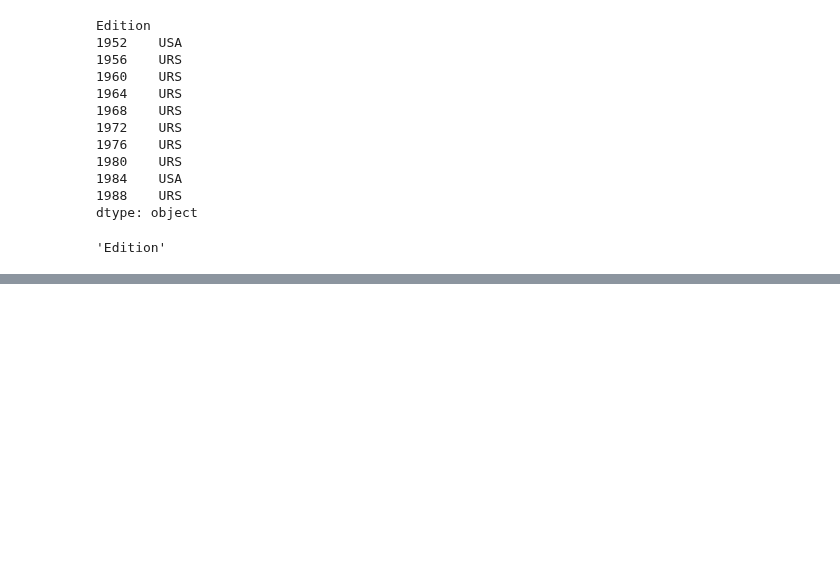
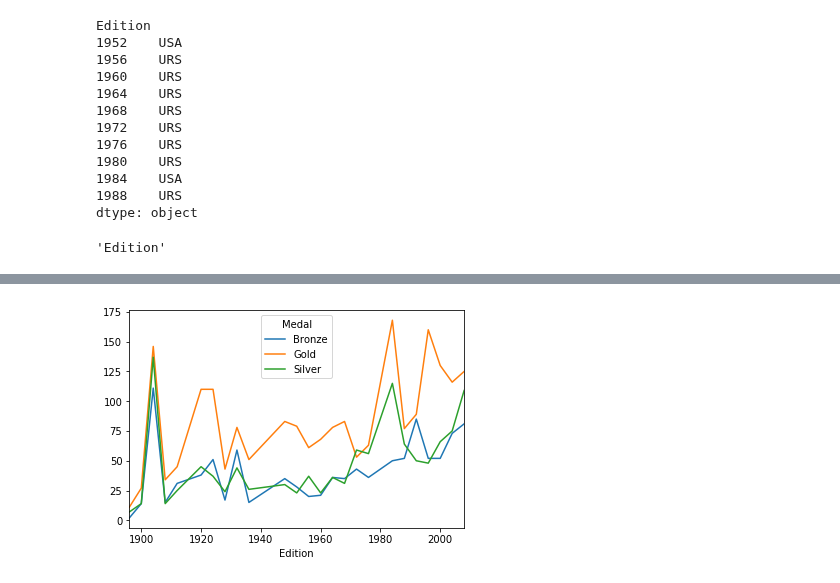
Before and after one commit to sushant2811/pythonAndStatsForDS, a Jupyter notebook: advancedPandas.ipynb, the cells around one changed output, grey strips where cells are left out. Saved outputs shown, nothing was run; the diff lists cells and outputs as text; code cells hidden in the pictures; blank space fills up the shorter version.

Commit message:
Unstacking dataframe to plot

```diff
--- a/advancedPandas.ipynb
+++ b/advancedPandas.ipynb
@@ -1467,0 +1472,4 @@ medalsColdWarByYear.index.name
+# %%
+usa = dfOlympic[dfOlympic['NOC'] == 'USA']
+# %%
+usaMedalsByYear = usa.groupby(['Edition', 'Medal'])['Athlete'].count()
@@ -1467,0 +1496,2 @@ medalsColdWarByYear.index.name
+# %%
+usaMedalsByYearUnstacked = usaMedalsByYear.unstack(level = 'Medal')
@@ -1467,0 +1521,4 @@ medalsColdWarByYear.index.name
+# %%
+usaMedalsByYearUnstacked.plot();
+# %% [output]
+[figure, added]
```
Also changed, not shown: parts of 4 cells of this notebook.
